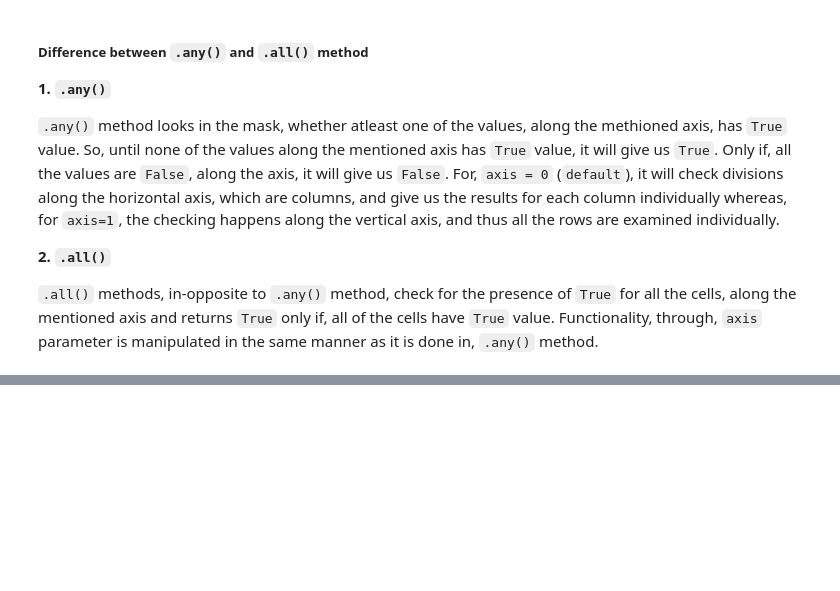
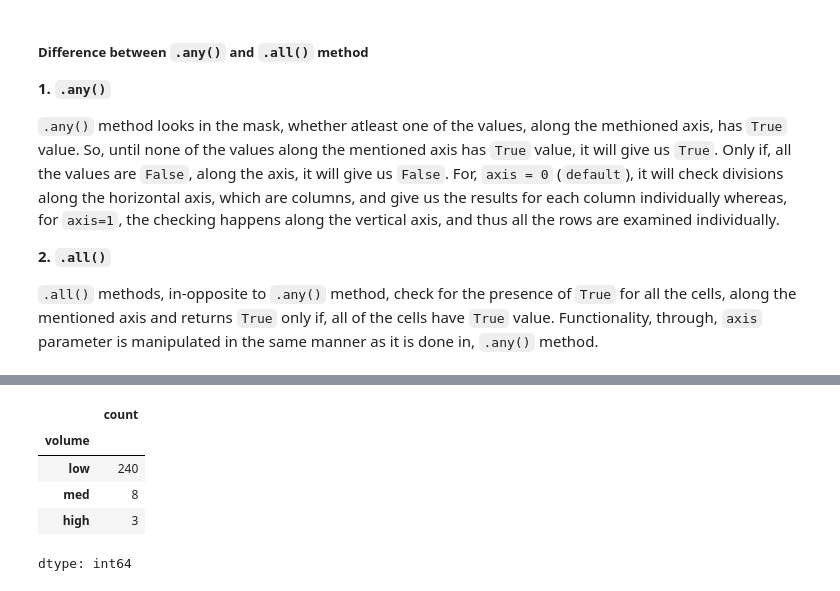
Before and after one commit to OfTheByteQuest/Data-Analytics-Learning-and-Projects, a Jupyter notebook: Chapter-4/Chapter_4.ipynb, the cells around one changed output, grey strips where cells are left out. Drawn from its saved outputs; the diff is of its cells as text; code cells hidden in the pictures; blank space fills up the shorter version.

```diff
--- a/Chapter-4/Chapter_4.ipynb
+++ b/Chapter-4/Chapter_4.ipynb
@@ -868,0 +916,26 @@ dtype: bool
+# %%
+# Code for binning based on my analysis- Not used further
+
+# volume_binned = pd.cut(
+#     fb.volume,
+#     bins=volume_bin_edges_auto,
+#     # retbins=True
+# )
+# volume_binned.to_frame().assign(
+#     bin_rank = lambda x: x.rank(method='max')
+# )
+
+volume_binned = pd.cut(
+    fb.volume,
+    bins=3,
+    labels=['low', 'med', 'high']
+)
+
+volume_binned.value_counts()
+# %% [output]
+|  | count |
+| volume |  |
+| low | 240 |
+| med | 8 |
+| high | 3 |
+dtype: int64
```
Also changed, not shown: parts of 12 cells of this notebook.
